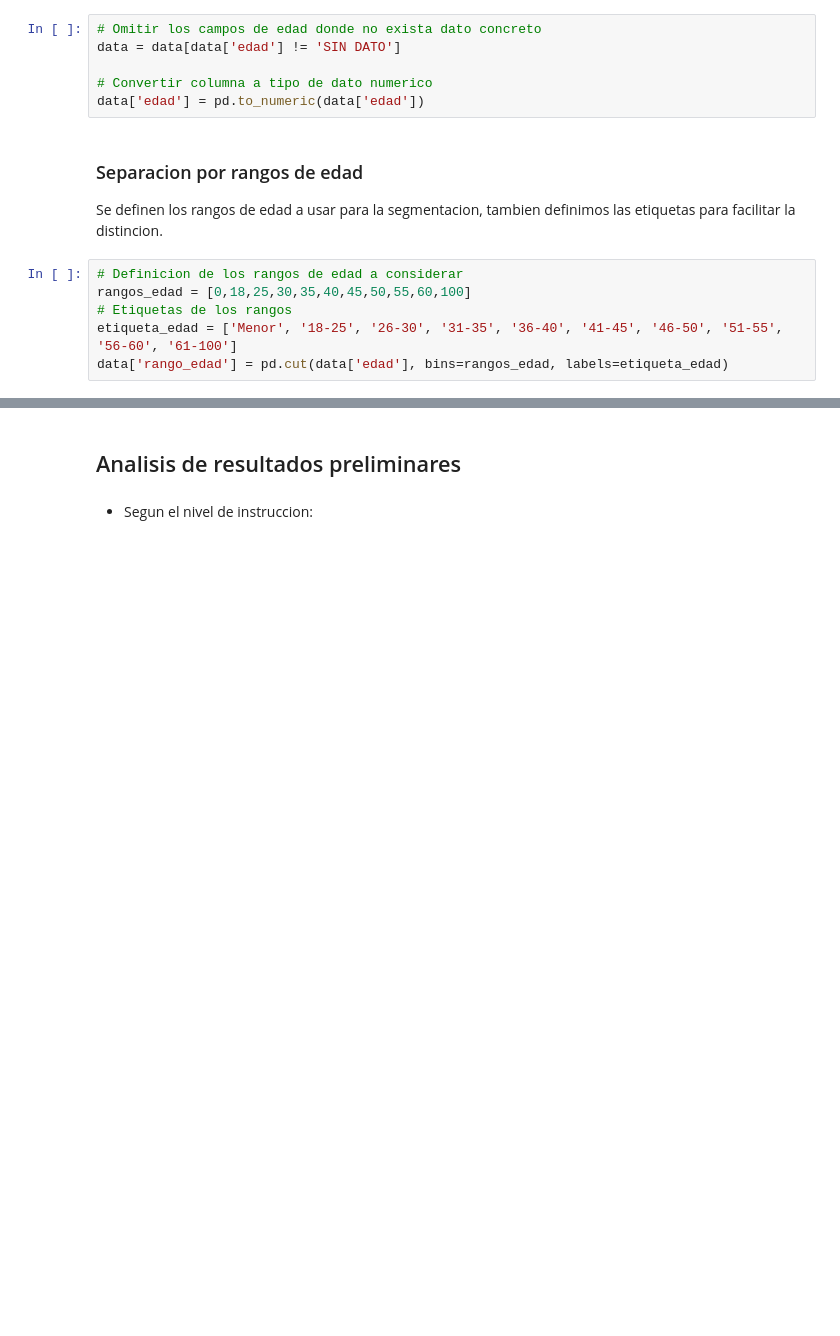
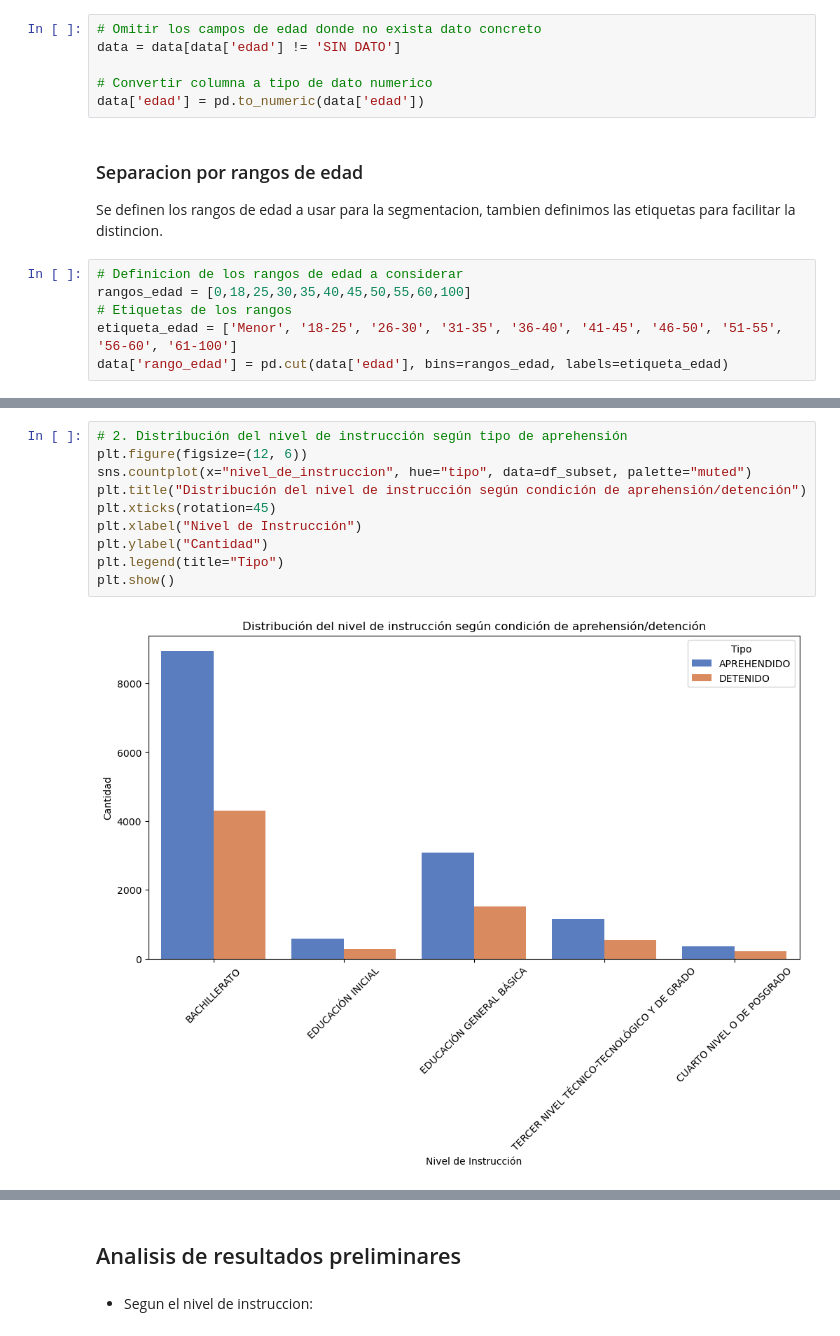
Before and after one commit to DanielaTup09/delitos_ec, a Jupyter notebook: Analisis_DelitosEC.ipynb, the cells around one changed output, grey strips where cells are left out. Cells and saved outputs as stored; diff of their text form; blank space fills up the shorter version.

```diff
--- a/Analisis_DelitosEC.ipynb
+++ b/Analisis_DelitosEC.ipynb
@@ -88,0 +193,12 @@ data['rango_edad'] = pd.cut(data['edad'], bins=rangos_edad, labels=etiqueta_edad
+# %%
+# 2. Distribución del nivel de instrucción según tipo de aprehensión
+plt.figure(figsize=(12, 6))
+sns.countplot(x="nivel_de_instruccion", hue="tipo", data=df_subset, palette="muted")
+plt.title("Distribución del nivel de instrucción según condición de aprehensión/detención")
+plt.xticks(rotation=45)
+plt.xlabel("Nivel de Instrucción")
+plt.ylabel("Cantidad")
+plt.legend(title="Tipo")
+plt.show()
+# %% [output]
+[figure, added]
```
Also changed, not shown: parts of 24 cells of this notebook.
